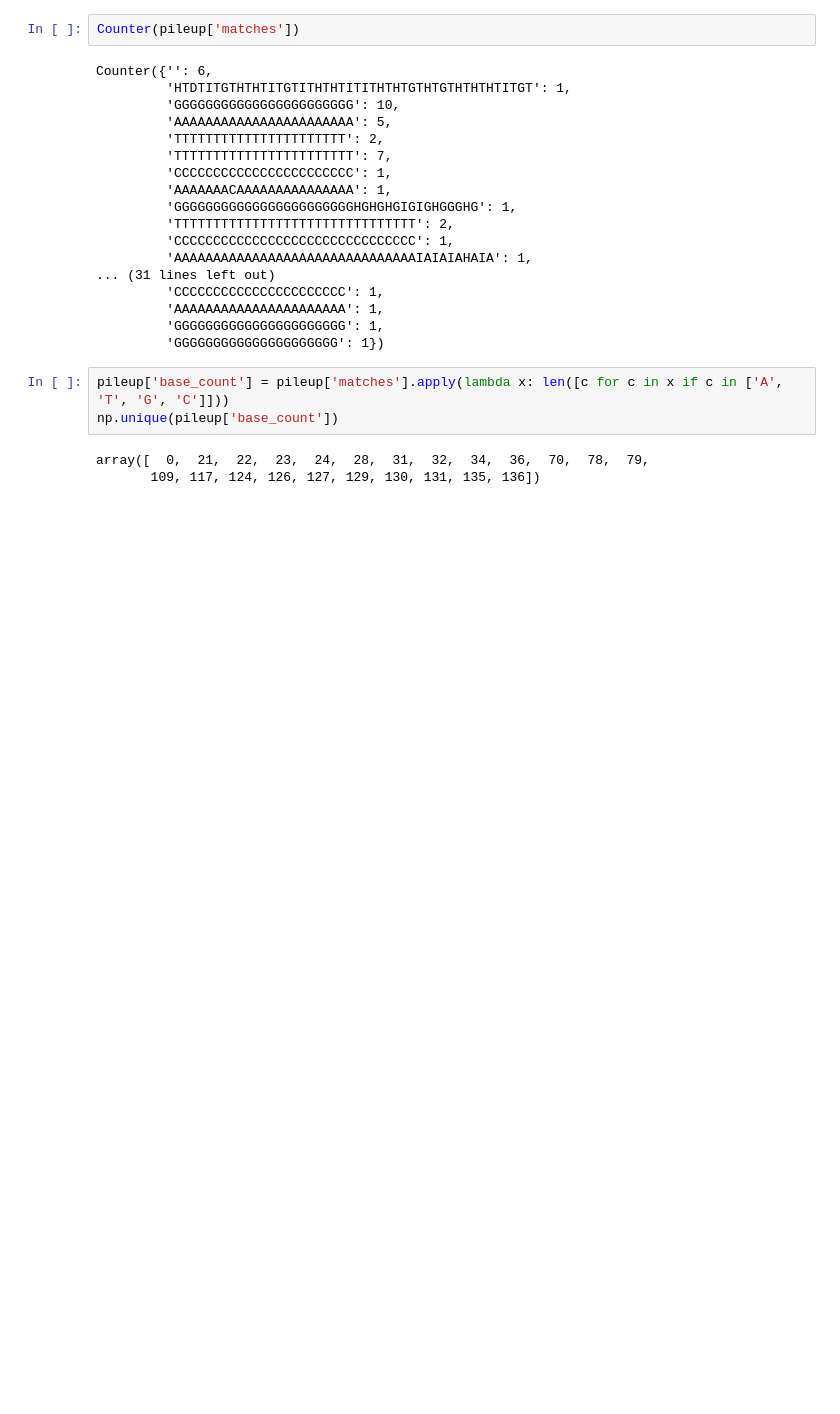
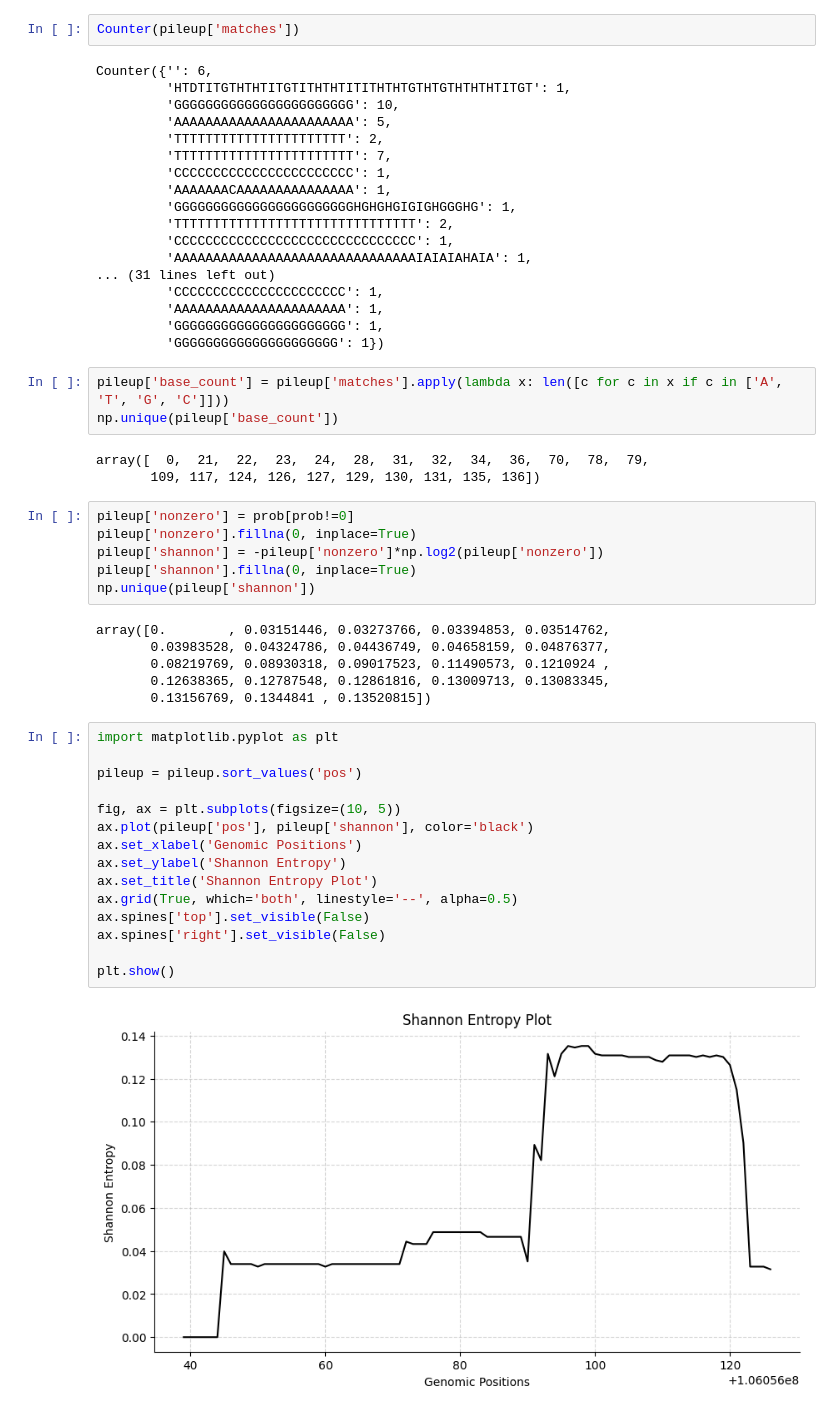
Before and after one commit to WoobeenJeong/Bioinfomatics_Practice_RNAseq, a Jupyter notebook: Project_jwb.ipynb, the cells around one changed output. Saved outputs shown, nothing was run; the diff lists cells and outputs as text; blank space fills up the shorter version.

```diff
--- a/Project_jwb.ipynb
+++ b/Project_jwb.ipynb
@@ -149,3 +149,32 @@ np.unique(pileup['base_count'])
 # %% [output]
 array([  0,  21,  22,  23,  24,  28,  31,  32,  34,  36,  70,  78,  79,
        109, 117, 124, 126, 127, 129, 130, 131, 135, 136])
+# %%
+pileup['nonzero'] = prob[prob!=0]
+pileup['nonzero'].fillna(0, inplace=True)
+pileup['shannon'] = -pileup['nonzero']*np.log2(pileup['nonzero'])
+pileup['shannon'].fillna(0, inplace=True)
+np.unique(pileup['shannon'])
+# %% [output]
+array([0.        , 0.03151446, 0.03273766, 0.03394853, 0.03514762,
+       0.03983528, 0.04324786, 0.04436749, 0.04658159, 0.04876377,
+       0.08219769, 0.08930318, 0.09017523, 0.11490573, 0.1210924 ,
+       0.12638365, 0.12787548, 0.12861816, 0.13009713, 0.13083345,
+       0.13156769, 0.1344841 , 0.13520815])
+# %%
+import matplotlib.pyplot as plt
+
+pileup = pileup.sort_values('pos')
+
+fig, ax = plt.subplots(figsize=(10, 5))
+ax.plot(pileup['pos'], pileup['shannon'], color='black')
+ax.set_xlabel('Genomic Positions')
+ax.set_ylabel('Shannon Entropy')
+ax.set_title('Shannon Entropy Plot')
+ax.grid(True, which='both', linestyle='--', alpha=0.5)
+ax.spines['top'].set_visible(False)
+ax.spines['right'].set_visible(False)
+
+plt.show()
+# %% [output]
+[figure, added]
```
